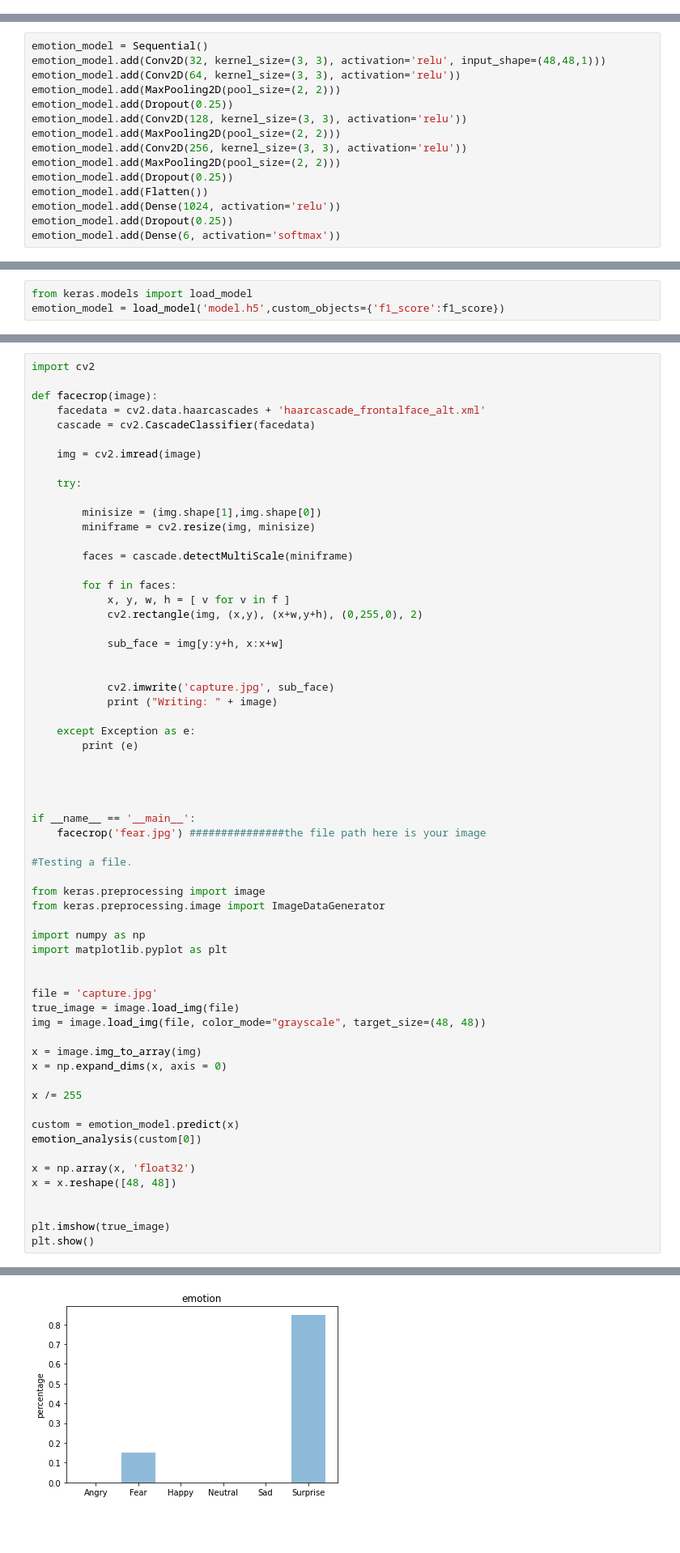
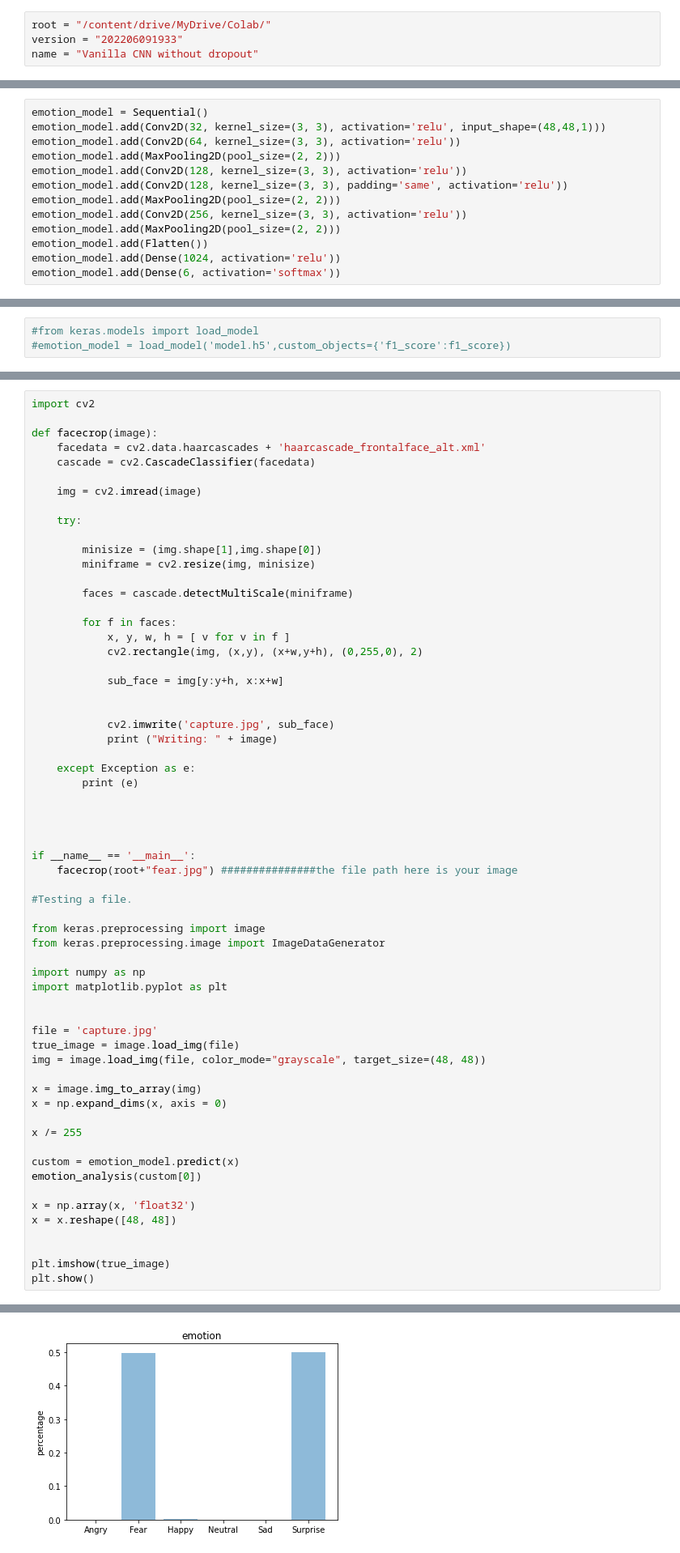
Before and after one commit to HEP-Dexan3327/AI-Diary-1-Vanilla-CNN-, a Jupyter notebook: emojify BasicCNN (v4).ipynb, the cells around one changed output, grey strips where cells are left out. Shown at 81% size. Saved outputs shown, nothing was run; the diff lists cells and outputs as text; blank space fills up the shorter version.

```diff
--- a/emojify BasicCNN (v4).ipynb
+++ b/emojify BasicCNN (v4).ipynb
@@ -1,3 +6,7 @@
+# %%
+root = "/content/drive/MyDrive/Colab/"
+version = "202206091933"
+name = "Vanilla CNN without dropout"
 # %%
 # Import data source
 from zipfile import ZipFile
@@ -55,15 +64,13 @@ emotion_model = Sequential()
 emotion_model.add(Conv2D(32, kernel_size=(3, 3), activation='relu', input_shape=(48,48,1)))
 emotion_model.add(Conv2D(64, kernel_size=(3, 3), activation='relu'))
 emotion_model.add(MaxPooling2D(pool_size=(2, 2)))
-emotion_model.add(Dropout(0.25))
 emotion_model.add(Conv2D(128, kernel_size=(3, 3), activation='relu'))
+emotion_model.add(Conv2D(128, kernel_size=(3, 3), padding='same', activation='relu'))
 emotion_model.add(MaxPooling2D(pool_size=(2, 2)))
 emotion_model.add(Conv2D(256, kernel_size=(3, 3), activation='relu'))
 emotion_model.add(MaxPooling2D(pool_size=(2, 2)))
-emotion_model.add(Dropout(0.25))
 emotion_model.add(Flatten())
 emotion_model.add(Dense(1024, activation='relu'))
-emotion_model.add(Dropout(0.25))
 emotion_model.add(Dense(6, activation='softmax'))
 # %% [markdown]
 <h3>F1 Score: a method for evaluating the accuracy of a model</h3>
@@ -121,8 +249,8 @@ emotion_model.save('model.h5')
 Loading the model named "model.h5". If you don't have enough time to train, just use the file I gave.
 The accuracy of my model is around 60% only. The accuracy can be slightly improved by training with 200 iterations.
 # %%
-from keras.models import load_model
-emotion_model = load_model('model.h5',custom_objects={'f1_score':f1_score})
+#from keras.models import load_model
+#emotion_model = load_model('model.h5',custom_objects={'f1_score':f1_score})
 # %% [markdown]
 <h2>Live Identifying Emotions</h2>
 (Not very accurate, maybe due to the third-party face detection algorithm), 有時候認唔到人<br>
@@ -326,7 +462,7 @@ def facecrop(image):
 
 
 if __name__ == '__main__':
-    facecrop('fear.jpg') ###############the file path here is your image
+    facecrop(root+"fear.jpg") ###############the file path here is your image
 
 #Testing a file.
 
@@ -360 +496 @@ Writing: fear.jpg
-[figure, old version]
+[figure, new version]
```
Also changed, not shown: parts of 20 cells of this notebook.
